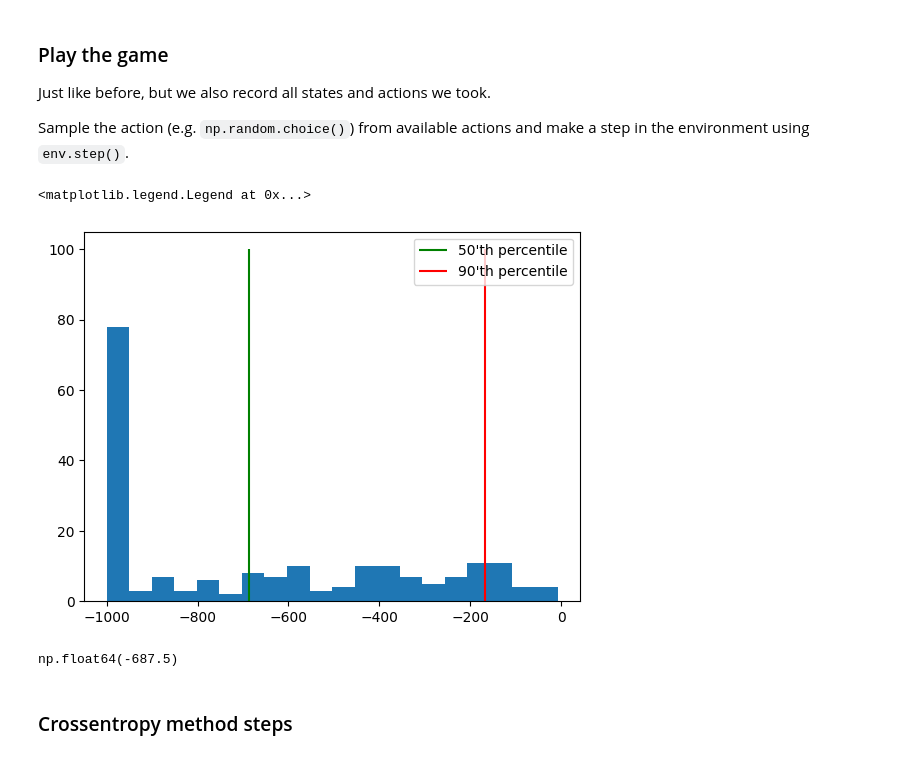
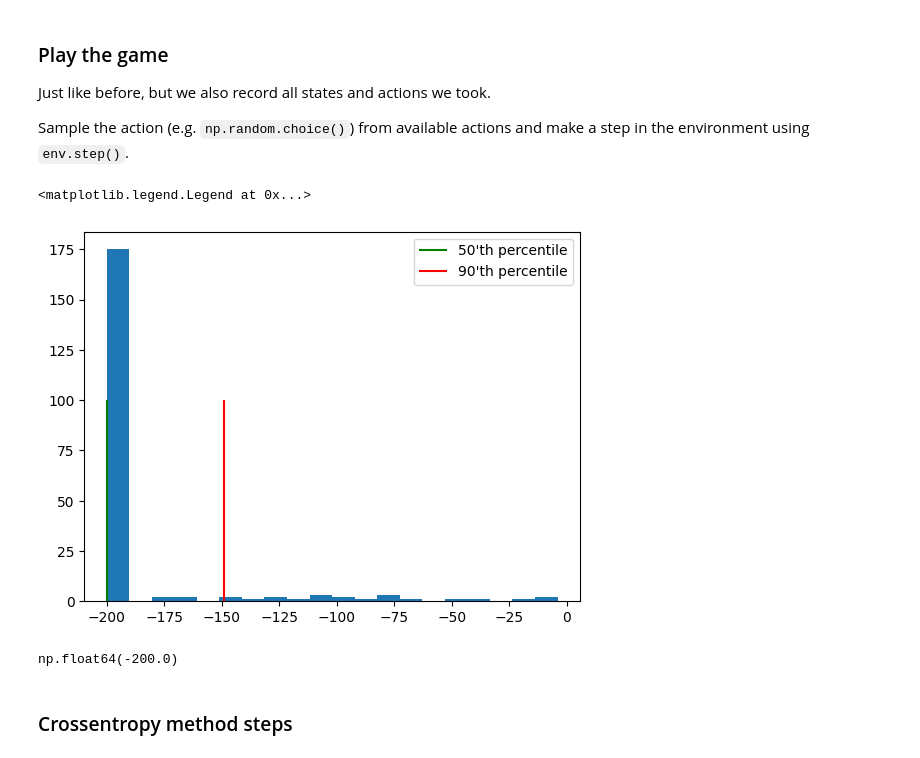
Before and after one commit to xpewa/ml-course, a Jupyter notebook: homeworks/hw02_cross_entropy/01_crossentropy_method.ipynb, the cells around one changed output. Drawn from its saved outputs; the diff is of its cells as text; code cells hidden in the pictures.

```diff
--- a/homeworks/hw02_cross_entropy/01_crossentropy_method.ipynb
+++ b/homeworks/hw02_cross_entropy/01_crossentropy_method.ipynb
@@ -86,6 +86,3 @@ array([[0.16666667, 0.16666667, 0.16666667, 0.16666667, 0.16666667,
         0.16666667],
        [0.16666667, 0.16666667, 0.16666667, 0.16666667, 0.16666667,
         0.16666667]])
-# %%
-s, info = env.reset()
-info
@@ -98,10 +93,12 @@ Just like before, but we also record all states and actions we took.
 
 Sample the action (e.g. `np.random.choice()`) from available actions and make a step in the environment using `env.step()`.
 # %%
-def generate_session(policy, t_max=int(10**4)):
+def generate_session(env, policy, t_max=int(10**4)):
     """
     Play game until end or for t_max ticks.
+    :param env: gym environment
     :param policy: an array of shape [n_states,n_actions] with action probabilities
+    :param t_max: maximum number of steps
     :returns: list of states, list of actions and sum of rewards
     """
     states, actions = [], []
@@ -109,19 +106,24 @@ def generate_session(policy, t_max=int(10**4)):
 
     s, info = env.reset()
 
+    n_actions = policy.shape[1]
+
     for t in range(t_max):
-        # your code here - sample action from policy and get new state, reward, done flag etc. from the environment
-        a = env.action_space.sample(info["action_mask"])
+        probs = np.asarray(policy[s], dtype=np.float64).copy()
+        mask = np.asarray(info.get("action_mask", np.ones(n_actions)), dtype=np.float64)
+        probs *= mask
+        probs = (mask / mask.sum()) if probs.sum() == 0 else (probs / probs.sum())
+
+        a = np.random.choice(n_actions, p=probs)
         new_s, r, done, truncated, info = env.step(a)
-        assert new_s is not None and r is not None and done is not None
-        assert a is not None
-        # Record state, action and add up reward to states,actions and total_reward accordingly.
+
         states.append(s)
         actions.append(a)
         total_reward += r
 
         s = new_s
-        if done:
+        if done or truncated:
             break
+
     return states, actions, total_reward
 # %%
@@ -132,21 +134,21 @@ assert type(r) in [float, np.float64]
 # %%
 # let's see the initial reward distribution
 import matplotlib.pyplot as plt
 %matplotlib inline
 
-sample_rewards = [generate_session(policy, t_max=1000)[-1] for _ in range(200)]
+sample_rewards = [generate_session(env=env, policy=policy, t_max=1000)[-1] for _ in range(200)]
 
 plt.hist(sample_rewards, bins=20)
 plt.vlines([np.percentile(sample_rewards, 50)], [0], [100], label="50'th percentile", color='green')
 plt.vlines([np.percentile(sample_rewards, 90)], [0], [100], label="90'th percentile", color='red')
 plt.legend()
 # %% [output]
 <matplotlib.legend.Legend at 0x...>
-[figure, old version]
+[figure, new version]
 # %%
 np.percentile(sample_rewards, 50)
 # %% [output]
-np.float64(-687.5)
+np.float64(-200.0)
 # %% [markdown]
 ### Crossentropy method steps
 # %%
```
Also changed, not shown: parts of 15 cells of this notebook.
